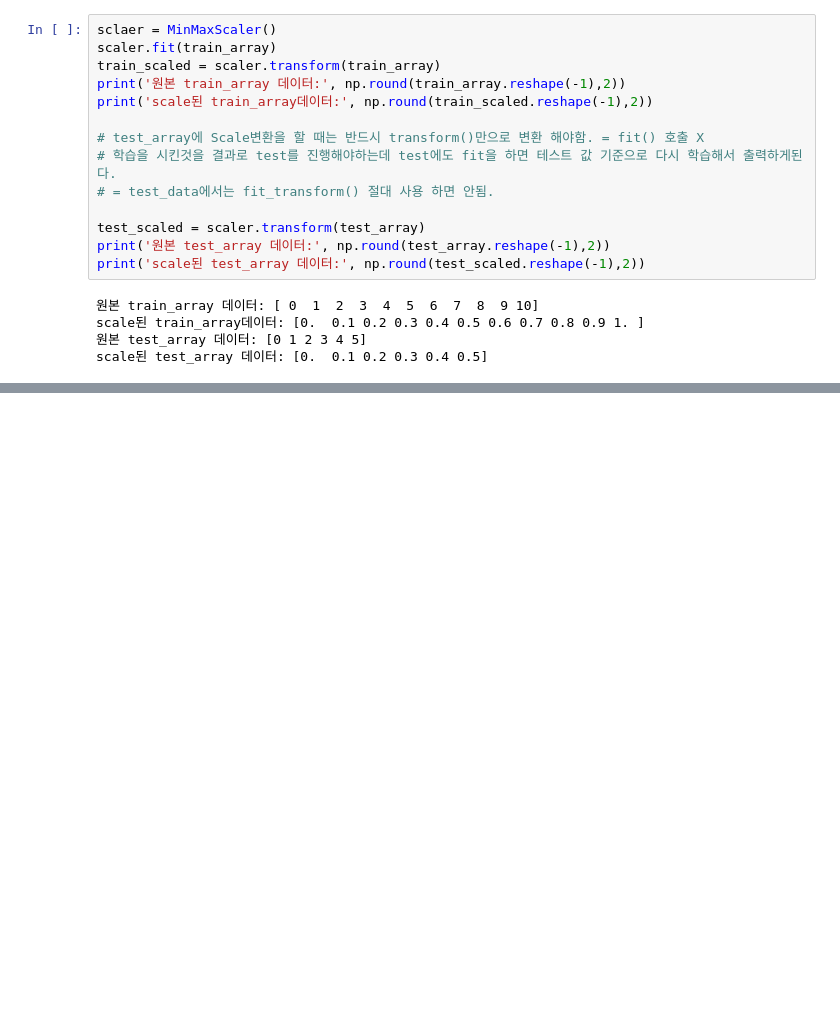
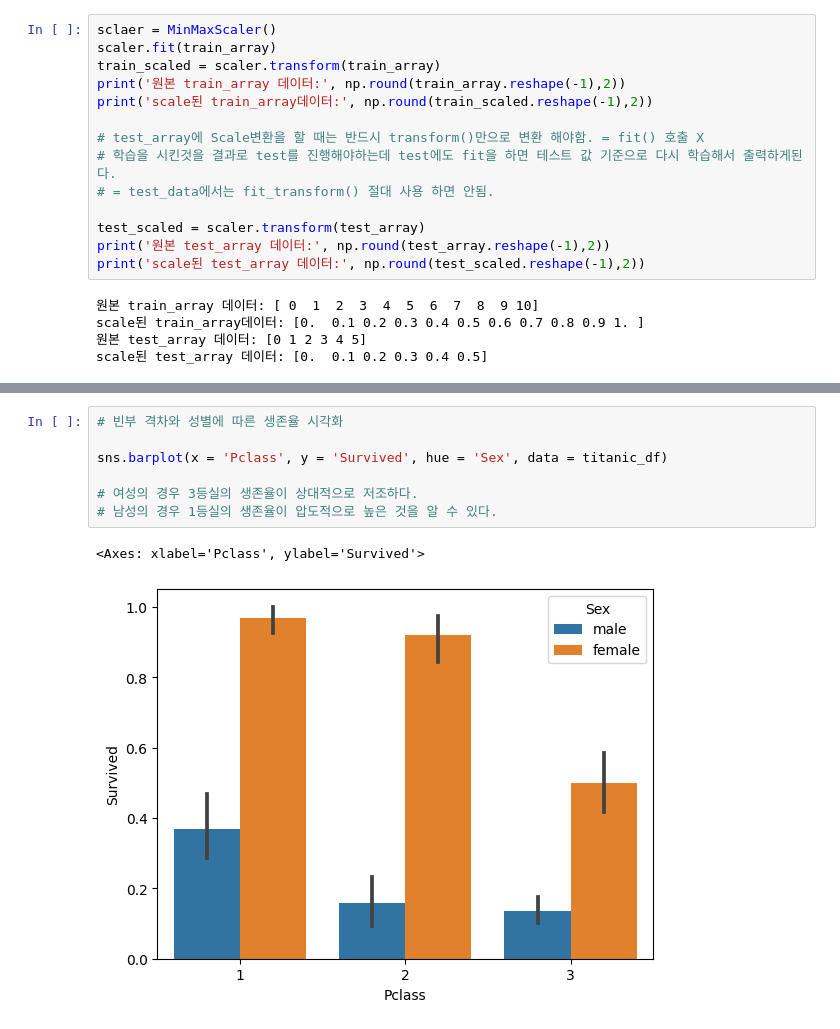
Before and after one commit to yul77/hmkd1-2023, a Jupyter notebook: 머신러닝/자습/사이킷런.ipynb, the cells around one changed output, grey strips where cells are left out. Drawn from its saved outputs; the diff is of its cells as text; blank space fills up the shorter version.

```diff
--- a/머신러닝/자습/사이킷런.ipynb
+++ b/머신러닝/자습/사이킷런.ipynb
@@ -979,0 +1092,10 @@ scale된 test_array 데이터: [0.  0.1 0.2 0.3 0.4 0.5]
+# %%
+# 빈부 격차와 성별에 따른 생존율 시각화
+
+sns.barplot(x = 'Pclass', y = 'Survived', hue = 'Sex', data = titanic_df)
+
+# 여성의 경우 3등실의 생존율이 상대적으로 저조하다.
+# 남성의 경우 1등실의 생존율이 압도적으로 높은 것을 알 수 있다.
+# %% [output]
+<Axes: xlabel='Pclass', ylabel='Survived'>
+[figure, added]
```
Also changed, not shown: parts of 23 cells of this notebook.
